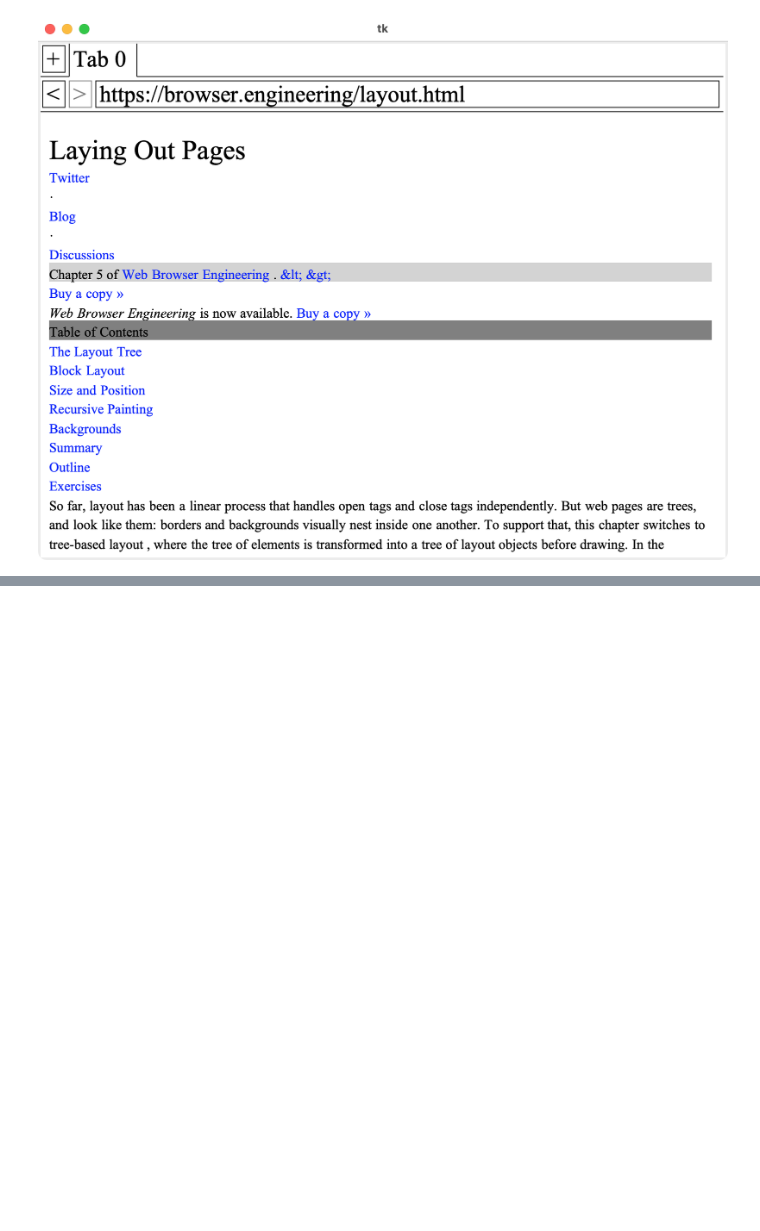
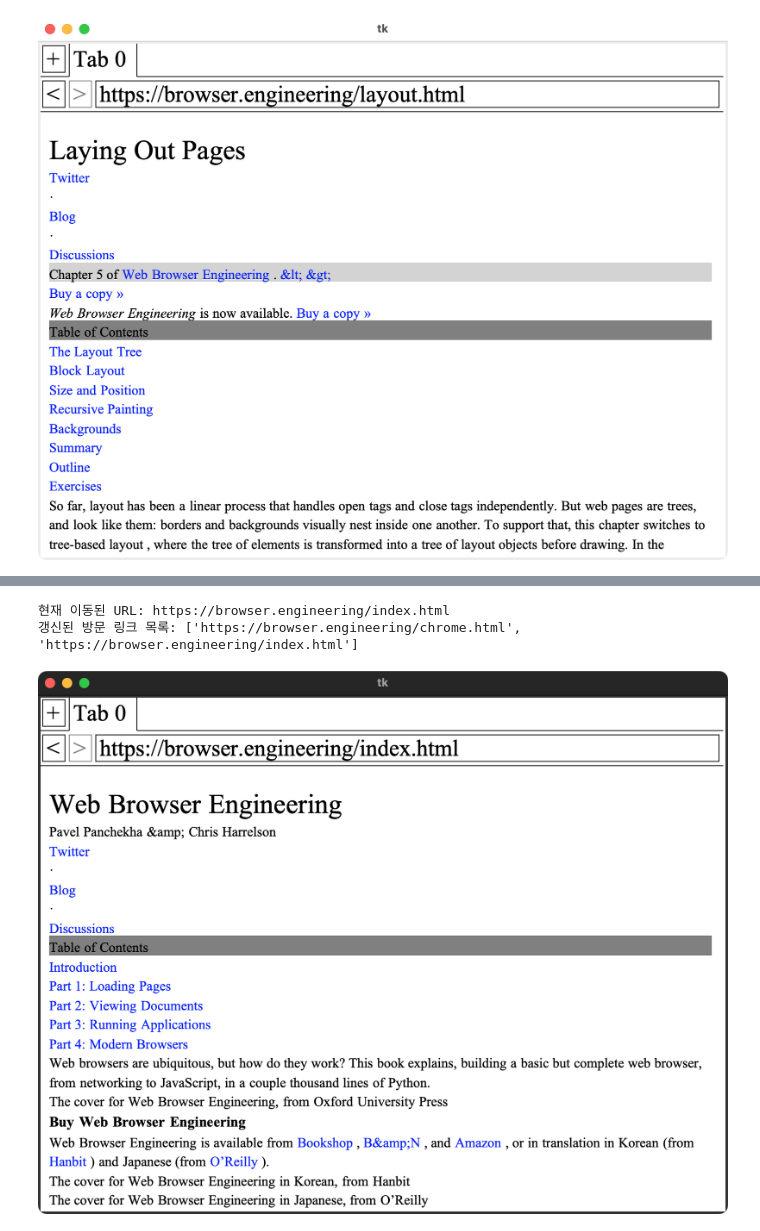
Before and after one commit to r4k0nb4k0n/browser-engineering-study, a Jupyter notebook: part-2-handling-buttons-and-links-7-hyperlinks-and-browser-chrome.ipynb, the cells around one changed output, grey strips where cells are left out. Cells and saved outputs as stored; diff of their text form; code cells hidden in the pictures; blank space fills up the shorter version.

```diff
--- a/part-2-handling-buttons-and-links-7-hyperlinks-and-browser-chrome.ipynb
+++ b/part-2-handling-buttons-and-links-7-hyperlinks-and-browser-chrome.ipynb
@@ -598,0 +659,15 @@ display_tk_window(browser.window, settle_seconds=0.4, destroy=True)
+# %%
+# index.html로 이동
+target_url = browser.active_tab.url.resolve("index.html")
+browser.active_tab.load(target_url)
+browser.draw()
+
+tab = browser.active_tab
+print(f"현재 이동된 URL: {tab.url}")
+print(f"갱신된 방문 링크 목록: {sorted(list(VISITED_LINKS))}")
+
+display_tk_window(browser.window, settle_seconds=0.4, destroy=False)
+# %% [output]
+현재 이동된 URL: https://browser.engineering/index.html
+갱신된 방문 링크 목록: ['https://browser.engineering/chrome.html', 'https://browser.engineering/index.html']
+[figure, added]
```
Also changed, not shown: parts of 6 cells of this notebook, 3 other files.
